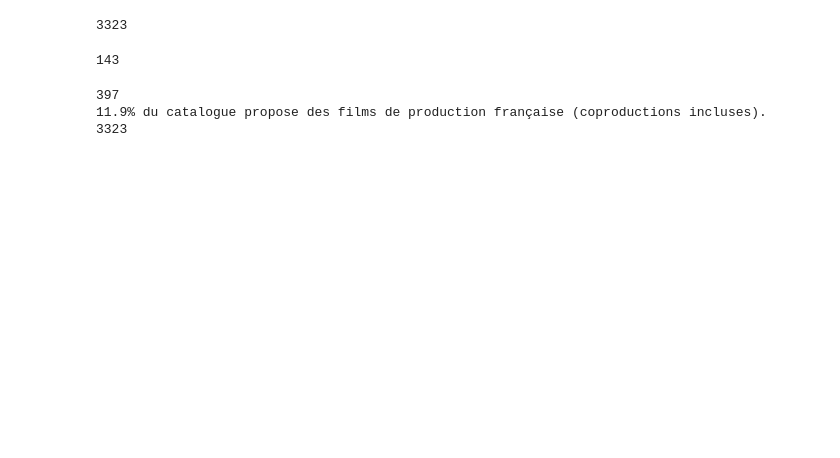
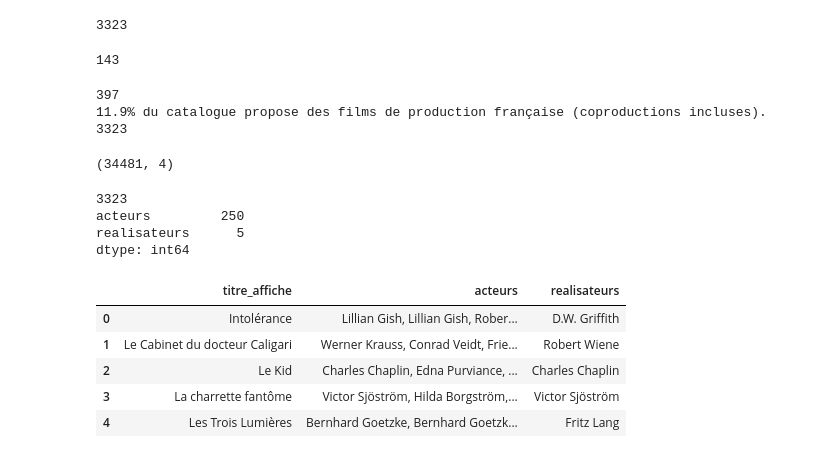
Before and after one commit to Ben-DataHub/Projet-2-CNC, a Jupyter notebook: notebooks/analyse_data.ipynb, the cells around one changed output. Saved outputs shown, nothing was run; the diff lists cells and outputs as text; code cells hidden in the pictures; blank space fills up the shorter version.

Commit message:
Catalogue final : jointure TMDB, films français, distribution + README

```diff
--- a/notebooks/analyse_data.ipynb
+++ b/notebooks/analyse_data.ipynb
@@ -279,5 +270,67 @@ print(len(films))
 397
 11.9% du catalogue propose des films de production française (coproductions incluses).
 3323
+# %%
+# title.principals par morceaux : nos films + acteurs, actrices, réalisateurs
+mes_films = set(films["tconst"])
+morceaux = []
+lien = "https://datasets.imdbws.com/title.principals.tsv.gz"
+
+for morceau in pd.read_csv(lien, sep="\t", na_values="\\N",
+                           usecols=["tconst", "ordering", "nconst", "category"],
+                           chunksize=2_000_000):
+    est_a_moi = morceau["tconst"].isin(mes_films)
+    bon_role = morceau["category"].isin(["actor", "actress", "director"])
+    morceaux.append(morceau[est_a_moi & bon_role])
+
+principals = pd.concat(morceaux)
+print(principals.shape)
+# %% [output]
+(34481, 4)
+# %%
+# name.basics par morceaux : seulement les personnes de nos films
+mes_personnes = set(principals["nconst"])
+morceaux = []
+lien = "https://datasets.imdbws.com/name.basics.tsv.gz"
+
+for morceau in pd.read_csv(lien, sep="\t", na_values="\\N",
+                           usecols=["nconst", "primaryName"],
+                           chunksize=2_000_000):
+    morceaux.append(morceau[morceau["nconst"].isin(mes_personnes)])
+
+noms = pd.concat(morceaux)
+
+# Ajouter les noms aux rôles
+principals = pd.merge(principals, noms, on="nconst", how="left")
+principals = principals.dropna(subset="primaryName")
+principals = principals.sort_values(["tconst", "ordering"])
+# %%
+# Une ligne par film : les X premiers acteurs, et les réalisateurs
+acteurs = principals[principals["category"].isin(["actor", "actress"])]
+acteurs = acteurs.groupby("tconst").head(3)          # combien d'acteurs principaux ?
+acteurs = acteurs.groupby("tconst")["primaryName"].agg(", ".join).reset_index()
+acteurs = acteurs.rename(columns={"primaryName": "acteurs"})
+
+realisateurs = principals[principals["category"] == "director"]
+realisateurs = realisateurs.groupby("tconst")["primaryName"].agg(", ".join).reset_index()
+realisateurs = realisateurs.rename(columns={"primaryName": "realisateurs"})
+
+# Jointure avec le catalogue
+films = pd.merge(films, acteurs, on="tconst", how="left")
+films = pd.merge(films, realisateurs, on="tconst", how="left")
+print(len(films))
+print(films[["acteurs", "realisateurs"]].isna().sum())
+films[["titre_affiche", "acteurs", "realisateurs"]].head()
+# %% [output]
+3323
+acteurs         250
+realisateurs      5
+dtype: int64
+|  | titre_affiche | acteurs | realisateurs |
+| 0 | Intolérance | Lillian Gish, Lillian Gish, Rober... | D.W. Griffith |
+| 1 | Le Cabinet du docteur Caligari | Werner Krauss, Conrad Veidt, Frie... | Robert Wiene |
+| 2 | Le Kid | Charles Chaplin, Edna Purviance, ... | Charles Chaplin |
+| 3 | La charrette fantôme | Victor Sjöström, Hilda Borgström,... | Victor Sjöström |
+| 4 | Les Trois Lumières | Bernhard Goetzke, Bernhard Goetzk... | Fritz Lang |
 # %%
 # Sauvegarde
```
Also changed, not shown: parts of 5 cells of this notebook, 3 other files.
